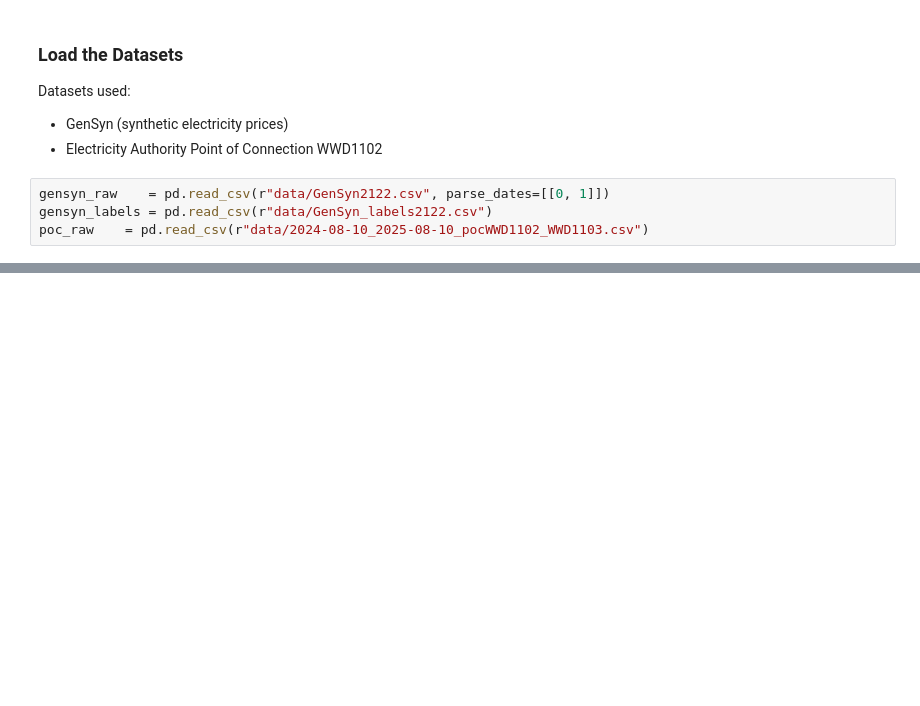
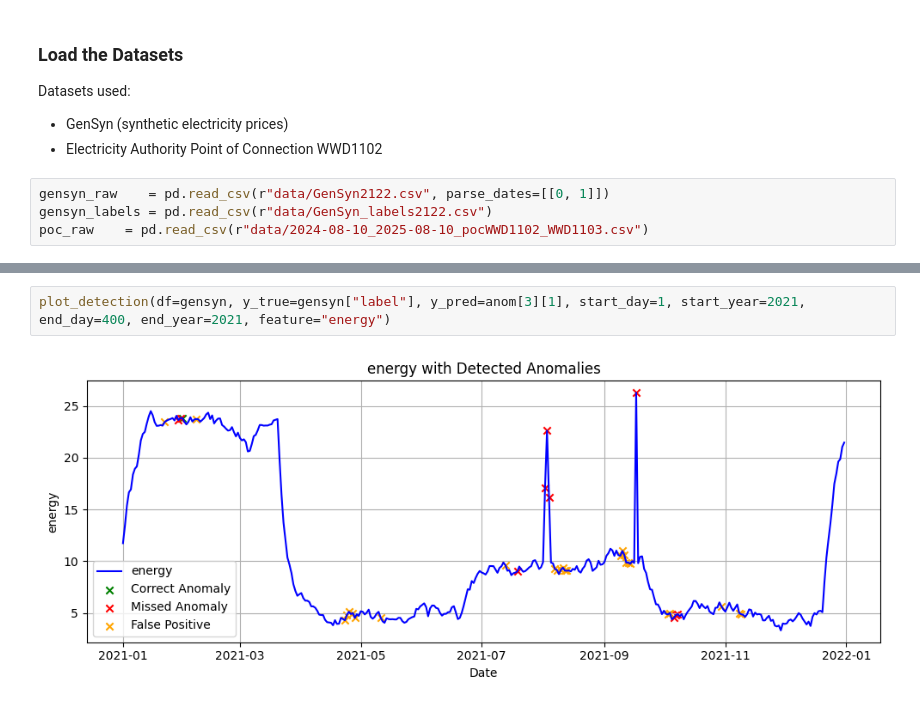
Before and after one commit to LennoxC/aiml338-a3, a Jupyter notebook: aiml339-A3.ipynb, the cells around one changed output, grey strips where cells are left out. Saved outputs shown, nothing was run; the diff lists cells and outputs as text; blank space fills up the shorter version.

```diff
--- a/aiml339-A3.ipynb
+++ b/aiml339-A3.ipynb
@@ -120,0 +283,4 @@ gensyn
+# %%
+plot_detection(df=gensyn, y_true=gensyn["label"], y_pred=anom[3][1], start_day=1, start_year=2021, end_day=400, end_year=2021, feature="energy")
+# %% [output]
+[figure, added]
```
Also changed, not shown: parts of 29 cells of this notebook, 3 other files.
